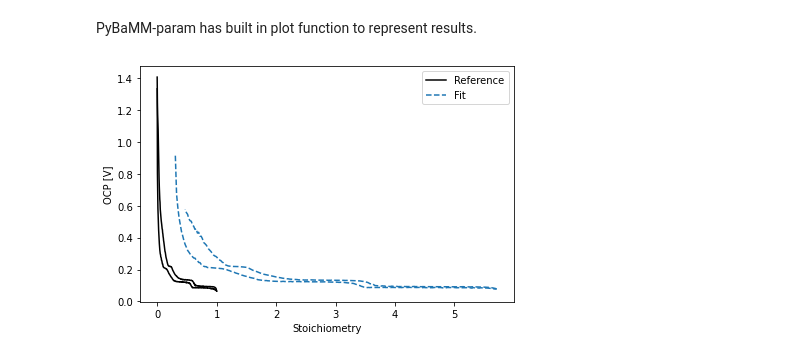
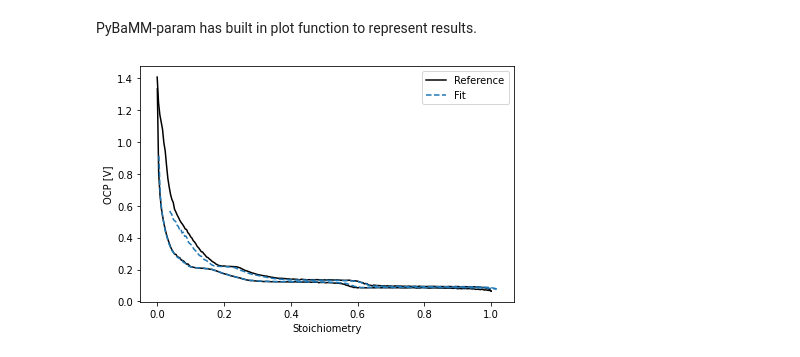
Before and after one commit to paramm-team/pybamm-param, a Jupyter notebook: examples/notebooks/ocp_balance.ipynb, the cells around one changed output. Cells and saved outputs as stored; diff of their text form; code cells hidden in the pictures.

Commit message:
update for bounds

````diff
--- a/examples/notebooks/ocp_balance.ipynb
+++ b/examples/notebooks/ocp_balance.ipynb
@@ -22,5 +20,3 @@ anode_three_delit['Capacity [A.h]'] = anode_three_delit['Capacity [A.h]'] /5 #an
-# %%
-anode_three_lit['Capacity [A.h]'] = anode_three_lit['Capacity [A.h]'] / 5 #anode_three_lit['Capacity [A.h]'].abs().max()
 # %%
 #  .csv files are uploaded
 cathode_half_lit = pd.read_csv(os.path.join("cathode_OCP_2_lit.csv"))
@@ -32,9 +41,10 @@ Then, optimisation problem should be passed to pbparam with the data to be used
 # %%
-ocp_balance = pbparam.OCPBalance(
+ocp_balance_anode = pbparam.OCPBalance(
     [anode_half_lit, anode_half_delit],
     [anode_three_lit, anode_three_delit],
 
     #cost_function=pbparam.MLE(),
     #weights=[2],
 )
+ocp_balance_anode.bounds
 # %% [output]
@@ -78,2 +61,5 @@ ocp_balance.x0 = [0,0.2]
+# %%
+ocp_balance_cathode.bounds = [(None,None),(None, None)]
+ocp_balance_anode.bounds = [(None,None),(None, None)]
 # %% [markdown]
 ```optimiser.optimise(optimisation_problem)``` should be used to run minimasiation algorithm.
@@ -82,2 +66,5 @@ result = optimiser.optimise(ocp_balance)
+# %%
+result_anode = optimiser.optimise(ocp_balance_anode)
+result_cathode = optimiser.optimise(ocp_balance_cathode)
 # %% [markdown]
 shift and stretch values and final cost function value can be printed as below.
@@ -91,6 +86,6 @@ print(result)
 # %% [markdown]
 PyBaMM-param has built in plot function to represent results.
 # %%
-result.plot();
+result_anode.plot();
 # %% [output]
-[figure, old version]
+[figure, new version]
````
Also changed, not shown: parts of 14 cells of this notebook, 1 other file.
